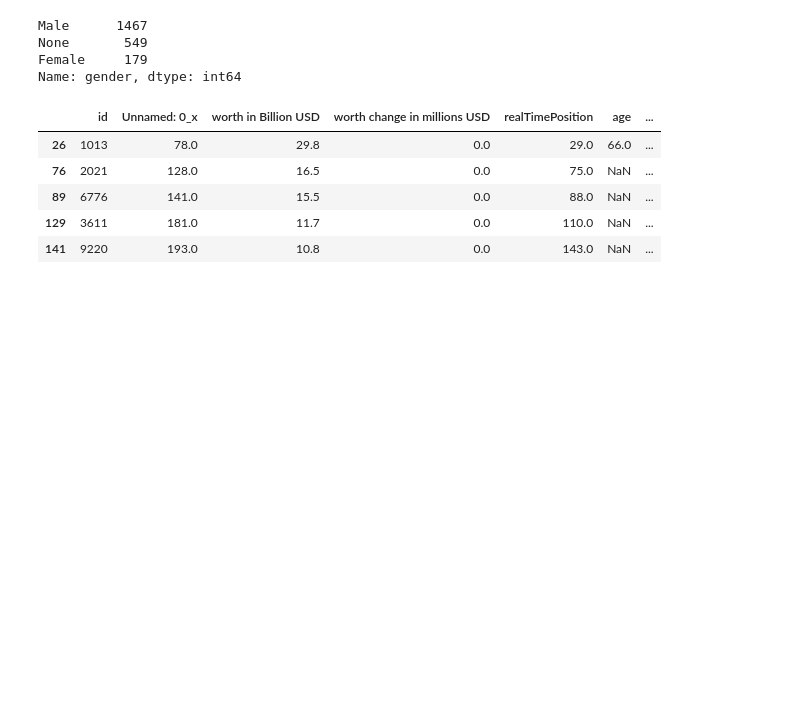
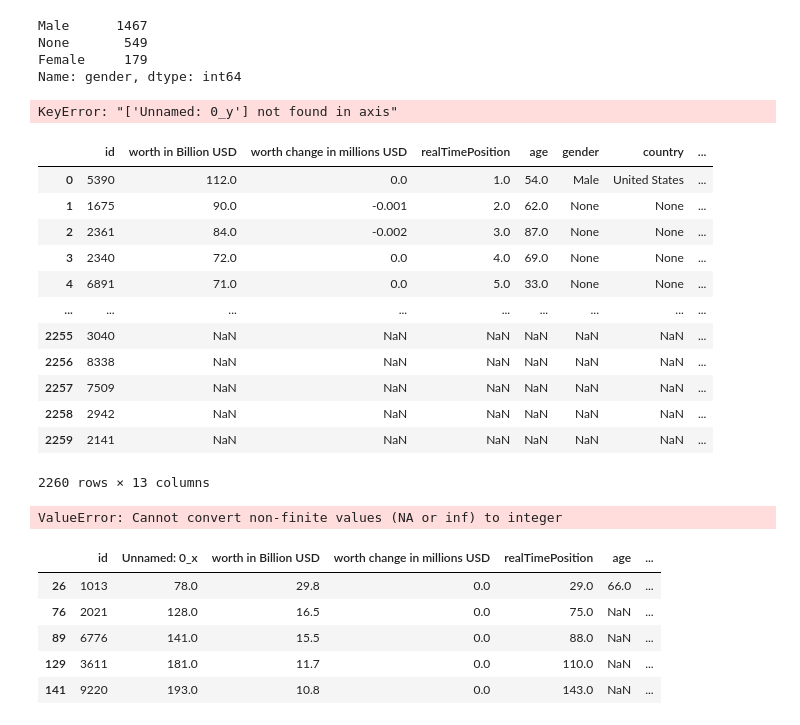
Before and after one commit to Albrodmar/Ironhack-Module-1-Project---Pipeline, a Jupyter notebook: notebooks/stage1.ipynb, the cells around one changed output. Cells and saved outputs as stored; diff of their text form; code cells hidden in the pictures; blank space fills up the shorter version.

```diff
--- a/notebooks/stage1.ipynb
+++ b/notebooks/stage1.ipynb
@@ -28,0 +31,3 @@ df_merged.head(2)
+# %%
+def dropcolumn(df,x):
+    return (df.drop(columns = x, inplace = True))
@@ -50,6 +60,3 @@ Unnamed: 0             0
 dtype: int64
 # %% [markdown]
 <h4>3.1 Drop column <b>realTimeWorth</b> because is full of nulls and column <b>lastName</b> because is useless having column <b>name</b>
-# %%
-df_merged = df_merged.drop(['realTimeWorth'], axis = 1)
-df_merged = df_merged.drop(['lastName'], axis = 1)
@@ -133,3 +142,32 @@ if_filter = df_merged['name'].str.contains('&')
+# %%
+def dropcolumn(df,x):
+    return (df.drop(columns = x, inplace = True))
+
+dropcolumn(df_merged, 'Unnamed: 0_y')
+# %% [output]
+KeyError: "['Unnamed: 0_y'] not found in axis"
+# %%
+dropcolumn (df_merged,'Unnamed: 0_x')
+
+df_merged
+# %% [output]
+|  | id | worth in Billion USD | worth change in millions USD | realTimePosition | age | gender | country | ... |
+| 0 | 5390 | 112.0 | 0.0 | 1.0 | 54.0 | Male | United States | ... |
+| 1 | 1675 | 90.0 | -0.001 | 2.0 | 62.0 | None | None | ... |
+| 2 | 2361 | 84.0 | -0.002 | 3.0 | 87.0 | None | None | ... |
+| 3 | 2340 | 72.0 | 0.0 | 4.0 | 69.0 | None | None | ... |
+| 4 | 6891 | 71.0 | 0.0 | 5.0 | 33.0 | None | None | ... |
+| ... | ... | ... | ... | ... | ... | ... | ... | ... |
+| 2255 | 3040 | NaN | NaN | NaN | NaN | NaN | NaN | ... |
+| 2256 | 8338 | NaN | NaN | NaN | NaN | NaN | NaN | ... |
+| 2257 | 7509 | NaN | NaN | NaN | NaN | NaN | NaN | ... |
+| 2258 | 2942 | NaN | NaN | NaN | NaN | NaN | NaN | ... |
+| 2259 | 2141 | NaN | NaN | NaN | NaN | NaN | NaN | ... |
+2260 rows × 13 columns
+# %%
+df_merged['age'] = df_merged['age'].astype(int)
+# %% [output]
+ValueError: Cannot convert non-finite values (NA or inf) to integer
 # %%
 df_merged[if_filter]
 # %% [output]
```
Also changed, not shown: parts of 6 cells of this notebook.
